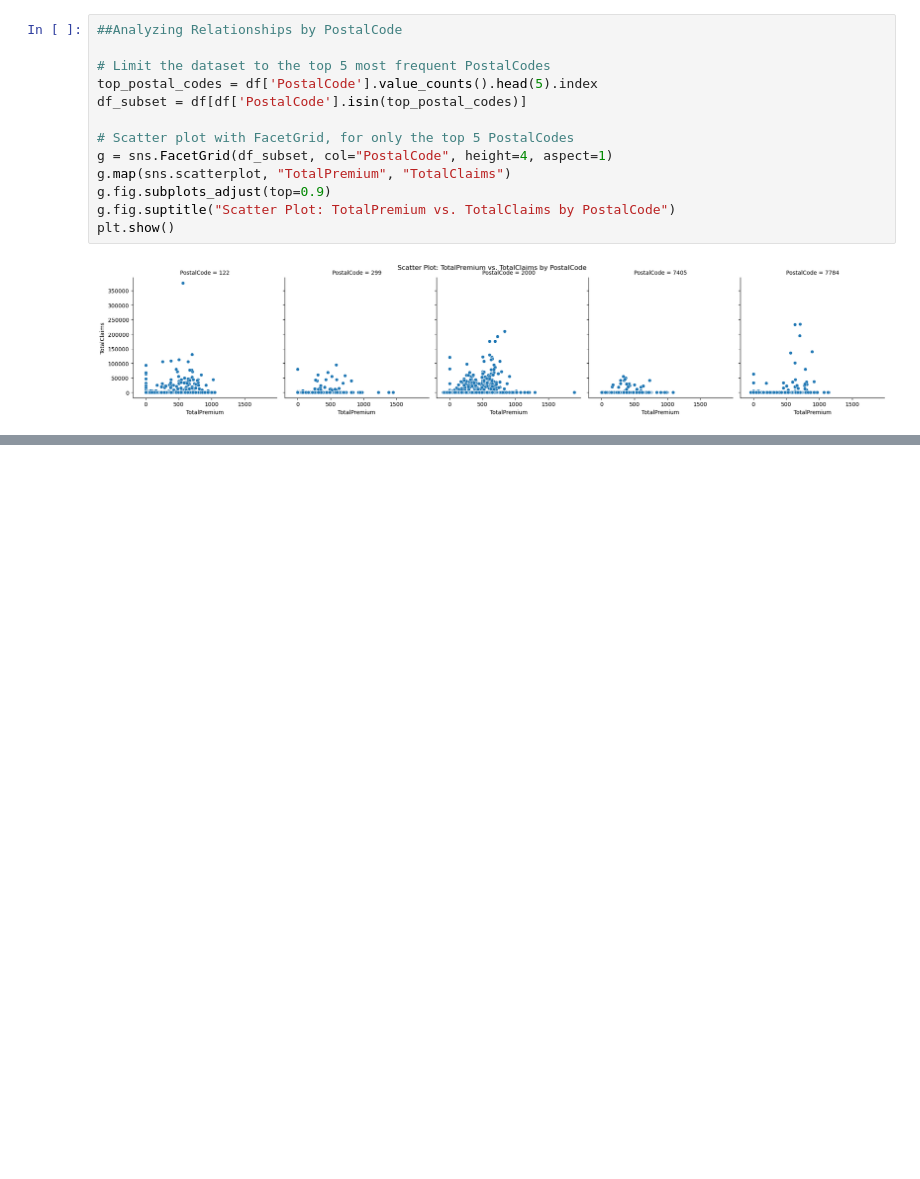
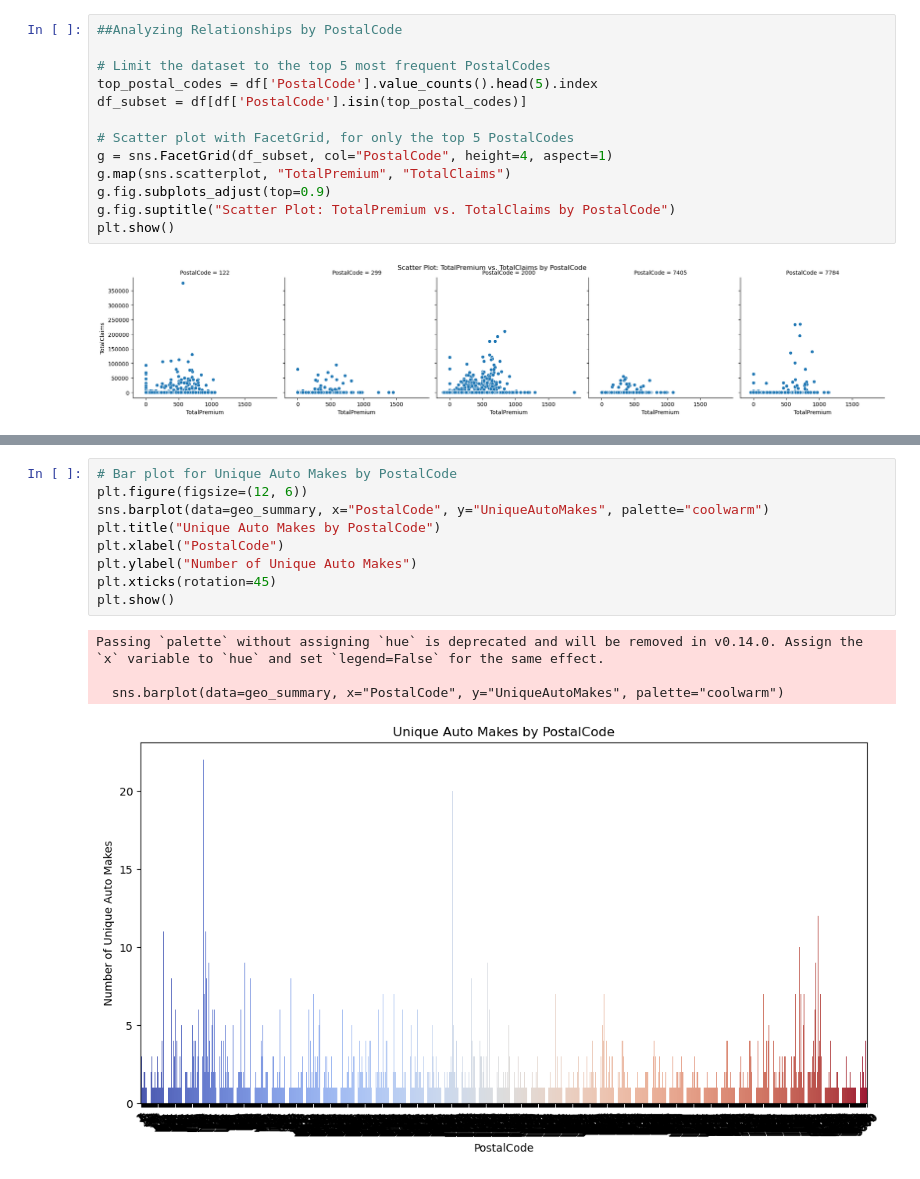
Before and after one commit to Zeyni12/kifiya_week3_assignment, a Jupyter notebook: notebooks/EDA_analysis.ipynb, the cells around one changed output, grey strips where cells are left out. Saved outputs shown, nothing was run; the diff lists cells and outputs as text; blank space fills up the shorter version.

```diff
--- a/notebooks/EDA_analysis.ipynb
+++ b/notebooks/EDA_analysis.ipynb
@@ -258,0 +339,14 @@ plt.show()
+# %%
+# Bar plot for Unique Auto Makes by PostalCode
+plt.figure(figsize=(12, 6))
+sns.barplot(data=geo_summary, x="PostalCode", y="UniqueAutoMakes", palette="coolwarm")
+plt.title("Unique Auto Makes by PostalCode")
+plt.xlabel("PostalCode")
+plt.ylabel("Number of Unique Auto Makes")
+plt.xticks(rotation=45)
+plt.show()
+# %% [output]
+Passing `palette` without assigning `hue` is deprecated and will be removed in v0.14.0. Assign the `x` variable to `hue` and set `legend=False` for the same effect.
+
+  sns.barplot(data=geo_summary, x="PostalCode", y="UniqueAutoMakes", palette="coolwarm")
+[figure, added]
```
Also changed, not shown: parts of 12 cells of this notebook, 1 other file.
